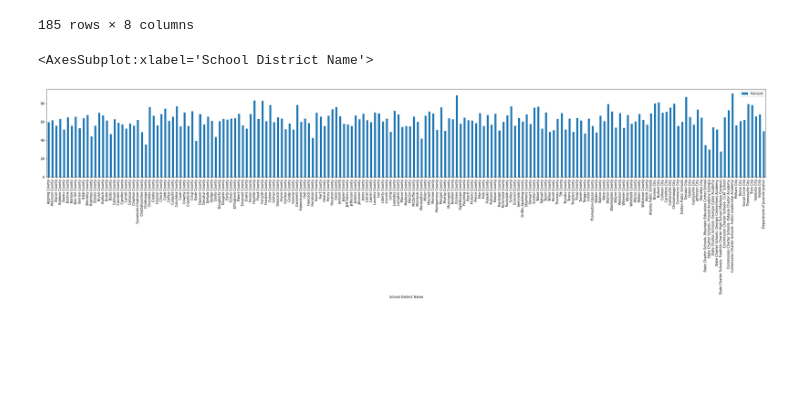
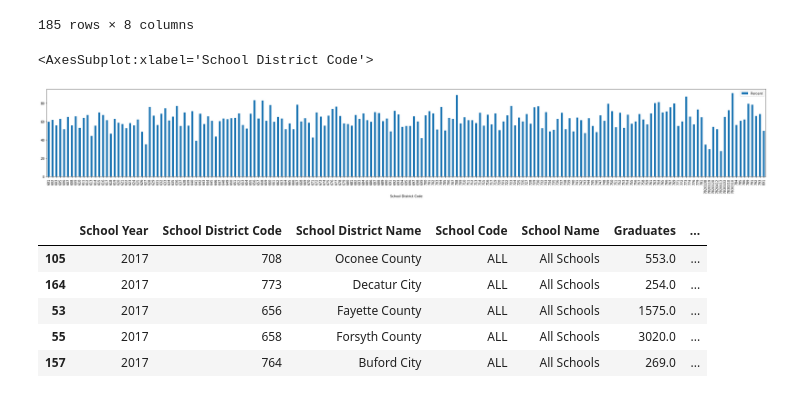
Before and after one commit to blee57/Group_ABCD_Project_1, a Jupyter notebook: performance_metric_clean.ipynb, the cells around one changed output. Drawn from its saved outputs; the diff is of its cells as text; code cells hidden in the pictures; blank space fills up the shorter version.

Commit message:
random schools list

```diff
--- a/performance_metric_clean.ipynb
+++ b/performance_metric_clean.ipynb
@@ -138,7 +138,7 @@ school_no_TFS
 185 rows × 8 columns
 # %%
 # generate the bar graph of college enrollment percentage per county
-school_no_TFS.plot.bar(x='School District Name', y='Percent', figsize = (40,5))
+school_no_TFS.plot.bar(x='School District Code', y='Percent', figsize = (40,5))
 # %% [output]
-<AxesSubplot:xlabel='School District Name'>
+<AxesSubplot:xlabel='School District Code'>
-[figure, old version]
+[figure, new version]
@@ -144,0 +149,9 @@ school_no_TFS.plot.bar(x='School District Name', y='Percent', figsize = (40,5))
+# %%
+school_sorted.head()
+# %% [output]
+|  | School Year | School District Code | School District Name | School Code | School Name | Graduates | ... |
+| 105 | 2017 | 708 | Oconee County | ALL | All Schools | 553.0 | ... |
+| 164 | 2017 | 773 | Decatur City | ALL | All Schools | 254.0 | ... |
+| 53 | 2017 | 656 | Fayette County | ALL | All Schools | 1575.0 | ... |
+| 55 | 2017 | 658 | Forsyth County | ALL | All Schools | 3020.0 | ... |
+| 157 | 2017 | 764 | Buford City | ALL | All Schools | 269.0 | ... |
```
Also changed, not shown: parts of 5 cells of this notebook.
